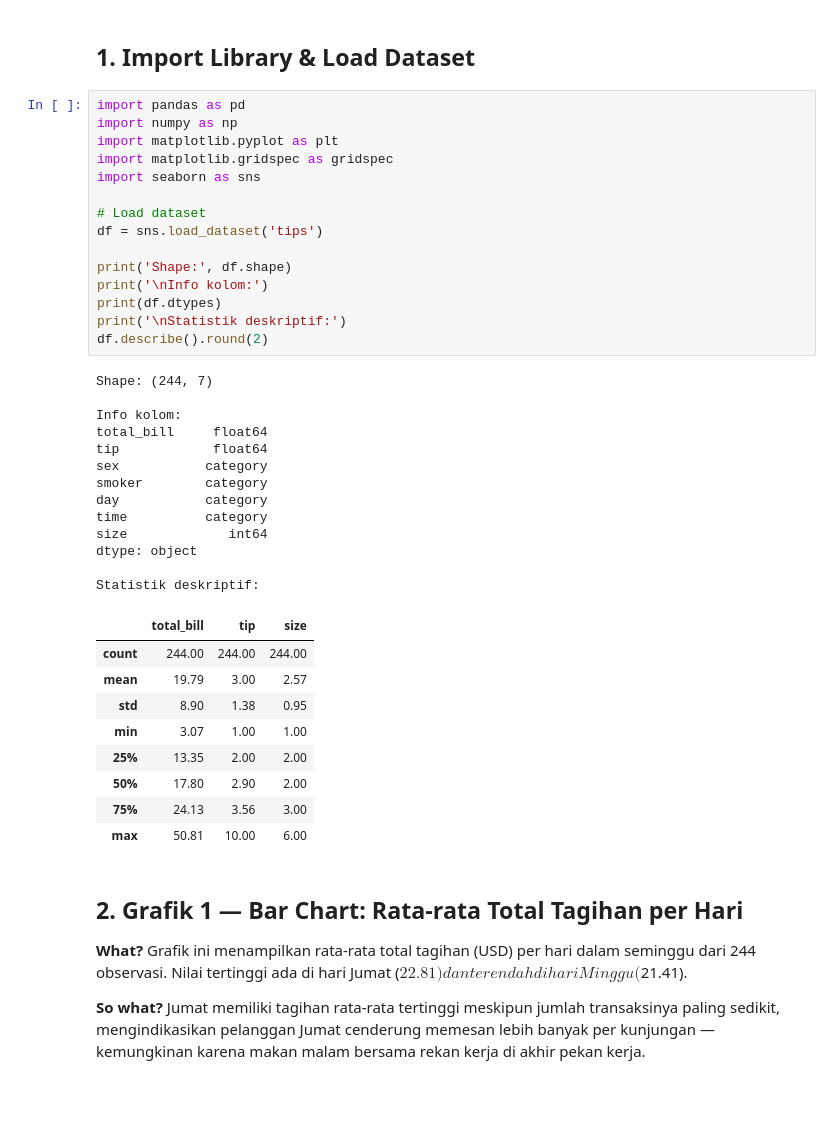
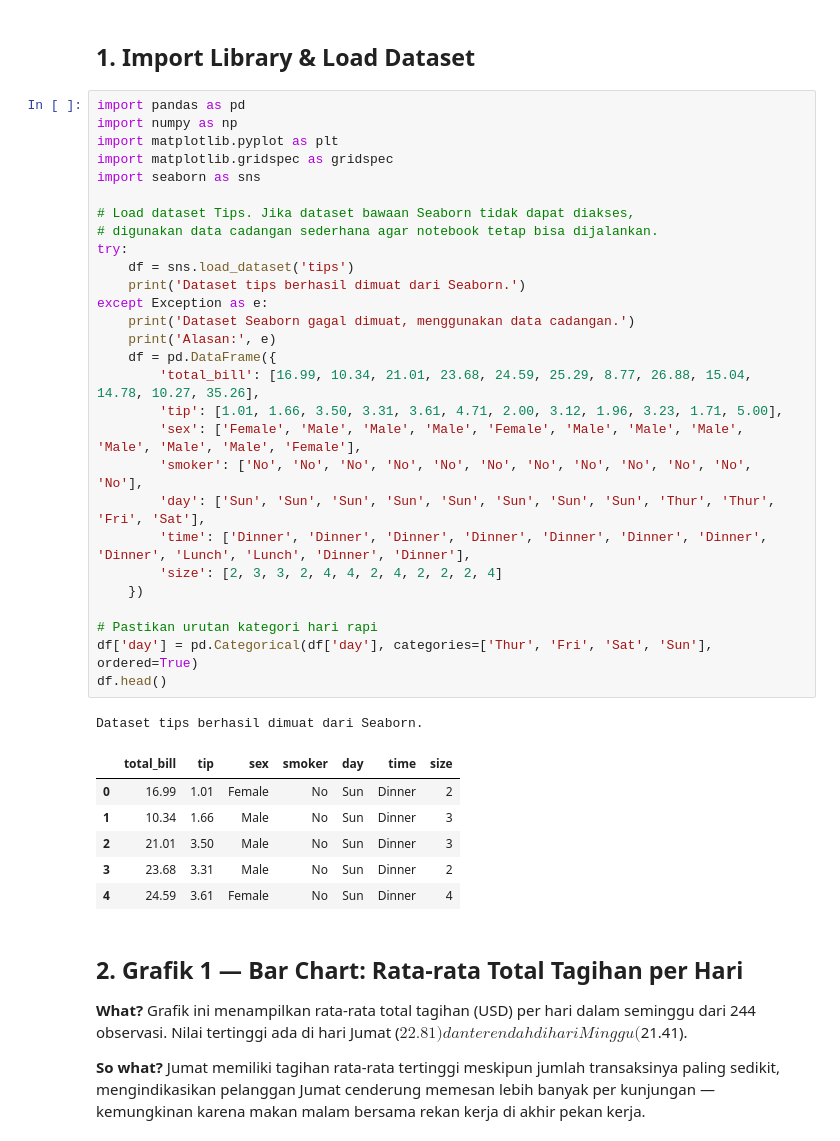
Before and after one commit to krisnohtb/data-science-2026, a Jupyter notebook: Pertemuan5_Krisno_Hasmilu_Hutabarat_240401010102.ipynb, the cells around one changed output. Cells and saved outputs as stored; diff of their text form; blank space fills up the shorter version.

Commit message:
Memperbaiki notebook Pertemuan 5

```diff
--- a/Pertemuan5_Krisno_Hasmilu_Hutabarat_240401010102.ipynb
+++ b/Pertemuan5_Krisno_Hasmilu_Hutabarat_240401010102.ipynb
@@ -8,41 +10,39 @@
 # %%
 import pandas as pd
 import numpy as np
 import matplotlib.pyplot as plt
 import matplotlib.gridspec as gridspec
 import seaborn as sns
 
-# Load dataset
-df = sns.load_dataset('tips')
+# Load dataset Tips. Jika dataset bawaan Seaborn tidak dapat diakses,
+# digunakan data cadangan sederhana agar notebook tetap bisa dijalankan.
+try:
+    df = sns.load_dataset('tips')
+    print('Dataset tips berhasil dimuat dari Seaborn.')
+except Exception as e:
+    print('Dataset Seaborn gagal dimuat, menggunakan data cadangan.')
+    print('Alasan:', e)
+    df = pd.DataFrame({
+        'total_bill': [16.99, 10.34, 21.01, 23.68, 24.59, 25.29, 8.77, 26.88, 15.04, 14.78, 10.27, 35.26],
+        'tip': [1.01, 1.66, 3.50, 3.31, 3.61, 4.71, 2.00, 3.12, 1.96, 3.23, 1.71, 5.00],
+        'sex': ['Female', 'Male', 'Male', 'Male', 'Female', 'Male', 'Male', 'Male', 'Male', 'Male', 'Male', 'Female'],
+        'smoker': ['No', 'No', 'No', 'No', 'No', 'No', 'No', 'No', 'No', 'No', 'No', 'No'],
+        'day': ['Sun', 'Sun', 'Sun', 'Sun', 'Sun', 'Sun', 'Sun', 'Sun', 'Thur', 'Thur', 'Fri', 'Sat'],
+        'time': ['Dinner', 'Dinner', 'Dinner', 'Dinner', 'Dinner', 'Dinner', 'Dinner', 'Dinner', 'Lunch', 'Lunch', 'Dinner', 'Dinner'],
+        'size': [2, 3, 3, 2, 4, 4, 2, 4, 2, 2, 2, 4]
+    })
 
-print('Shape:', df.shape)
-print('\nInfo kolom:')
-print(df.dtypes)
-print('\nStatistik deskriptif:')
-df.describe().round(2)
+# Pastikan urutan kategori hari rapi
+df['day'] = pd.Categorical(df['day'], categories=['Thur', 'Fri', 'Sat', 'Sun'], ordered=True)
+df.head()
 # %% [output]
-Shape: (244, 7)
-
-Info kolom:
-total_bill     float64
-tip            float64
-sex           category
-smoker        category
-day           category
-time          category
-size             int64
-dtype: object
-
-Statistik deskriptif:
+Dataset tips berhasil dimuat dari Seaborn.
-|  | total_bill | tip | size |
-| count | 244.00 | 244.00 | 244.00 |
-| mean | 19.79 | 3.00 | 2.57 |
-| std | 8.90 | 1.38 | 0.95 |
-| min | 3.07 | 1.00 | 1.00 |
-| 25% | 13.35 | 2.00 | 2.00 |
-| 50% | 17.80 | 2.90 | 2.00 |
-| 75% | 24.13 | 3.56 | 3.00 |
-| max | 50.81 | 10.00 | 6.00 |
+|  | total_bill | tip | sex | smoker | day | time | size |
+| 0 | 16.99 | 1.01 | Female | No | Sun | Dinner | 2 |
+| 1 | 10.34 | 1.66 | Male | No | Sun | Dinner | 3 |
+| 2 | 21.01 | 3.50 | Male | No | Sun | Dinner | 3 |
+| 3 | 23.68 | 3.31 | Male | No | Sun | Dinner | 2 |
+| 4 | 24.59 | 3.61 | Female | No | Sun | Dinner | 4 |
 # %% [markdown]
 ## 2. Grafik 1 — Bar Chart: Rata-rata Total Tagihan per Hari
 
```
Also changed, not shown: parts of 3 cells of this notebook.
